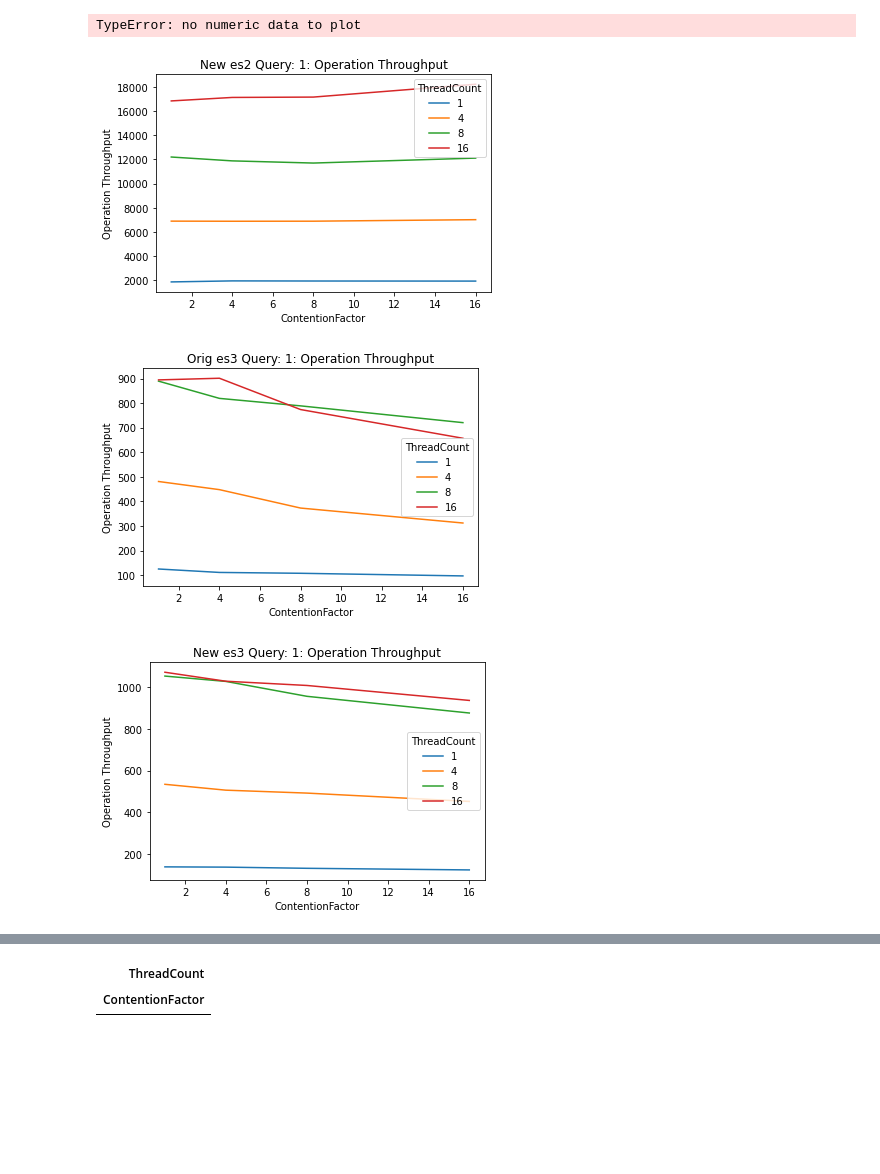
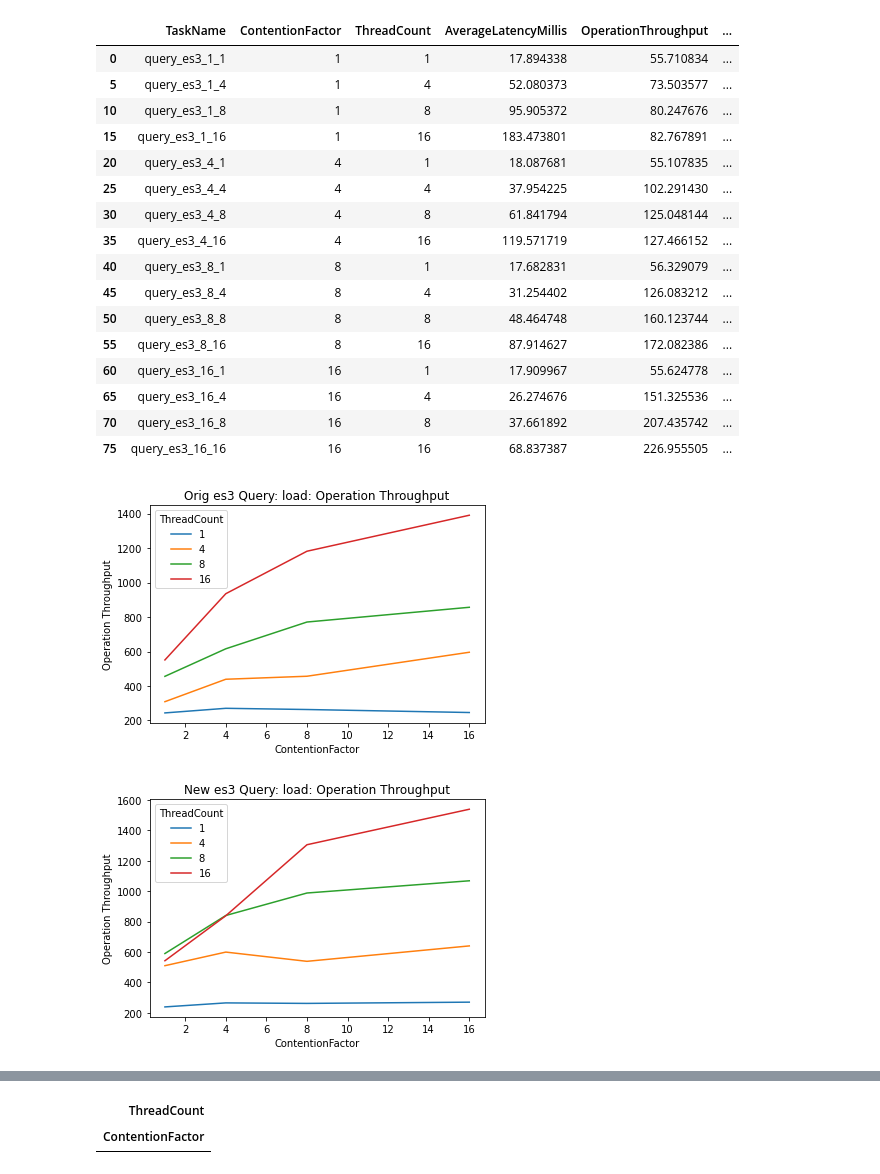
Before and after one commit to markbenvenuto/perf_tooling, a Jupyter notebook: notebooks/es_summary_analysis_diff.ipynb, the cells around one changed output, grey strips where cells are left out. Cells and saved outputs as stored; diff of their text form; code cells hidden in the pictures; blank space fills up the shorter version.

```diff
--- a/notebooks/es_summary_analysis_diff.ipynb
+++ b/notebooks/es_summary_analysis_diff.ipynb
@@ -65,28 +70,69 @@ piv_new.plot(title="NEW ES2 Load: Average Latency", ylabel="Average Latency")
+# %%
+query = "QueryNumber == 'load' & Experiment == 'es3'"
+
+def get_data(csv_file):
+    pd_orig = pandas.read_csv(csv_file)
+
+    # un_pd1_orig = pd_orig.query("QueryNumber == 'load' & Experiment == 'es1'")
+    #un_piv_orig = un_pd1_orig.pivot(index='ContentionFactor', columns="ThreadCount", values="AverageLatencyMillis")
+
+    pd1_orig = pd_orig.query(query)
+
+    return pd1_orig[['TaskName', 'ContentionFactor', 'ThreadCount', 'AverageLatencyMillis', 'OperationThroughput']]
+
+#pd1_orig
+o = get_data(csv_orig_file)
+n = get_data(csv_new_file)
+
+t = o
+t["Rachita_AvgLatMillis"] = n["AverageLatencyMillis"]
+t["Rachita_OpThr"] = n["OperationThroughput"]
+
+t["AvgLatMillis(Rachita - Baseline TXN Sync)"] = t["Rachita_AvgLatMillis"] - t["AverageLatencyMillis"]
+t["OpTh(Rachita - Baseline TXN Sync)"] = t["Rachita_OpThr"] - t["OperationThroughput"]
+
+t
+# %% [output]
+|  | TaskName | ContentionFactor | ThreadCount | AverageLatencyMillis | OperationThroughput | ... |
+| 0 | query_es3_1_1 | 1 | 1 | 17.894338 | 55.710834 | ... |
+| 5 | query_es3_1_4 | 1 | 4 | 52.080373 | 73.503577 | ... |
+| 10 | query_es3_1_8 | 1 | 8 | 95.905372 | 80.247676 | ... |
+| 15 | query_es3_1_16 | 1 | 16 | 183.473801 | 82.767891 | ... |
+| 20 | query_es3_4_1 | 4 | 1 | 18.087681 | 55.107835 | ... |
+| 25 | query_es3_4_4 | 4 | 4 | 37.954225 | 102.291430 | ... |
+| 30 | query_es3_4_8 | 4 | 8 | 61.841794 | 125.048144 | ... |
+| 35 | query_es3_4_16 | 4 | 16 | 119.571719 | 127.466152 | ... |
+| 40 | query_es3_8_1 | 8 | 1 | 17.682831 | 56.329079 | ... |
+| 45 | query_es3_8_4 | 8 | 4 | 31.254402 | 126.083212 | ... |
+| 50 | query_es3_8_8 | 8 | 8 | 48.464748 | 160.123744 | ... |
+| 55 | query_es3_8_16 | 8 | 16 | 87.914627 | 172.082386 | ... |
+| 60 | query_es3_16_1 | 16 | 1 | 17.909967 | 55.624778 | ... |
+| 65 | query_es3_16_4 | 16 | 4 | 26.274676 | 151.325536 | ... |
+| 70 | query_es3_16_8 | 16 | 8 | 37.661892 | 207.435742 | ... |
+| 75 | query_es3_16_16 | 16 | 16 | 68.837387 | 226.955505 | ... |
 # %%
 def plot_operation_throughput(file_name, title, query, experiment):
     # Make a pivot table for operation throughput for query and graph it
     pd = pandas.read_csv(file_name)
     pd1 = pd.query(f"QueryNumber == '{query}' & Experiment == '{experiment}'")
     piv = pd1.pivot(index='ContentionFactor', columns="ThreadCount", values="OperationThroughput")
 
     piv.plot(title=f"{title} {experiment} Query: {query}: Operation Throughput", ylabel="Operation Throughput")
 
-# plot_operation_throughput(csv_orig_file, "Orig", "load", "es1")
+plot_operation_throughput(csv_orig_file, "Orig", "load", "es3")
 # plot_operation_throughput(csv_orig_file, "Orig", "load", "es2")
-# plot_operation_throughput(csv_new_file, "New", "load", "es2")
+plot_operation_throughput(csv_new_file, "New", "load", "es3")
 
-plot_operation_throughput(csv_new_file, "New", "1", "es2")
-plot_operation_throughput(csv_orig_file, "Orig", "1", "es3")
-plot_operation_throughput(csv_new_file, "New", "1", "es3")
-plot_operation_throughput(csv_new_file, "New", "5", "es2")
-plot_operation_throughput(csv_new_file, "New", "6", "es2")
+# plot_operation_throughput(csv_new_file, "New", "1", "es2")
+# plot_operation_throughput(csv_orig_file, "Orig", "1", "es3")
+# plot_operation_throughput(csv_new_file, "New", "1", "es3")
+# plot_operation_throughput(csv_new_file, "New", "5", "es2")
+# plot_operation_throughput(csv_new_file, "New", "6", "es2")
 
 # plot_operation_throughput(csv_orig_file, "Baseline", "1", "es2")
 # plot_operation_throughput(csv_orig_file, "Baseline", "1", "es3")
 # plot_operation_throughput(csv_new_file, "New", "5", "es2")
 # plot_operation_throughput(csv_new_file, "New", "6", "es2")
 # %% [output]
-TypeError: no numeric data to plot
-[figure, old version]
+[figure, new version]
-[figure, old version]
+[figure, new version]
-[figure, removed]
```
Also changed, not shown: parts of 5 cells of this notebook, 8 other files.
